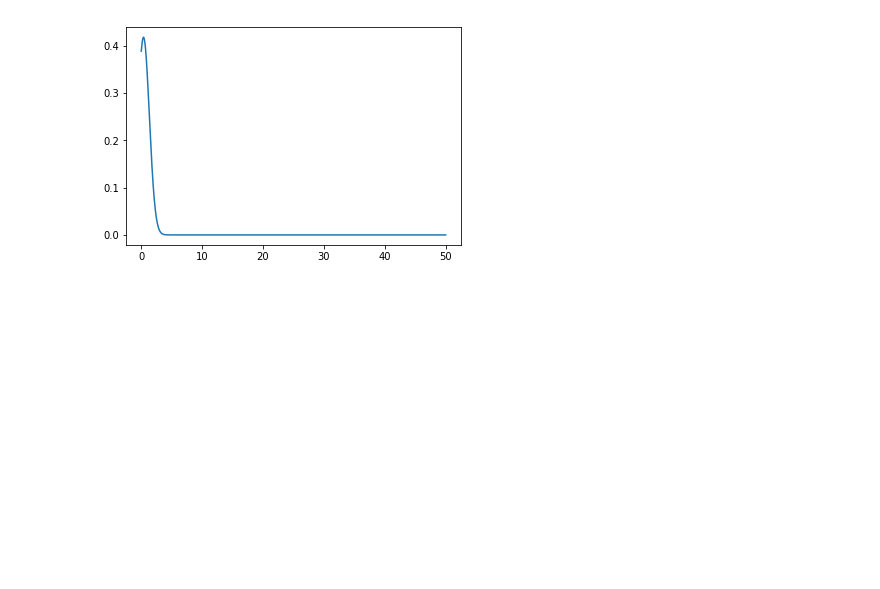
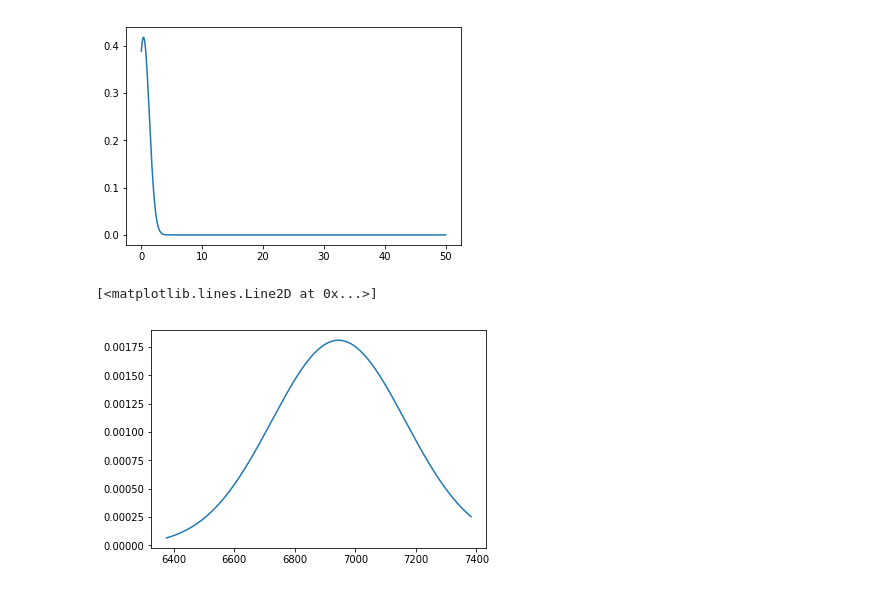
Before and after one commit to shreyasingh1/Crypto-TimeSeries-Analysis, a Jupyter notebook: fisher transform.ipynb, the cells around one changed output. Drawn from its saved outputs; the diff is of its cells as text; code cells hidden in the pictures; blank space fills up the shorter version.

```diff
--- a/fisher transform.ipynb
+++ b/fisher transform.ipynb
@@ -57,3 +57,12 @@ plt.plot(selldata, pdf)
 # %% [output]
 [<matplotlib.lines.Line2D at 0x...>]
 [figure]
+# %%
+pricedata= sorted(df['price'])
+std = np.std(pricedata)
+mean = np.mean(pricedata)
+pdf = stats.norm.pdf(pricedata, mean, std)
+plt.plot(pricedata, pdf)
+# %% [output]
+[<matplotlib.lines.Line2D at 0x...>]
+[figure, added]
```
Also changed, not shown: parts of 1 cell of this notebook.
